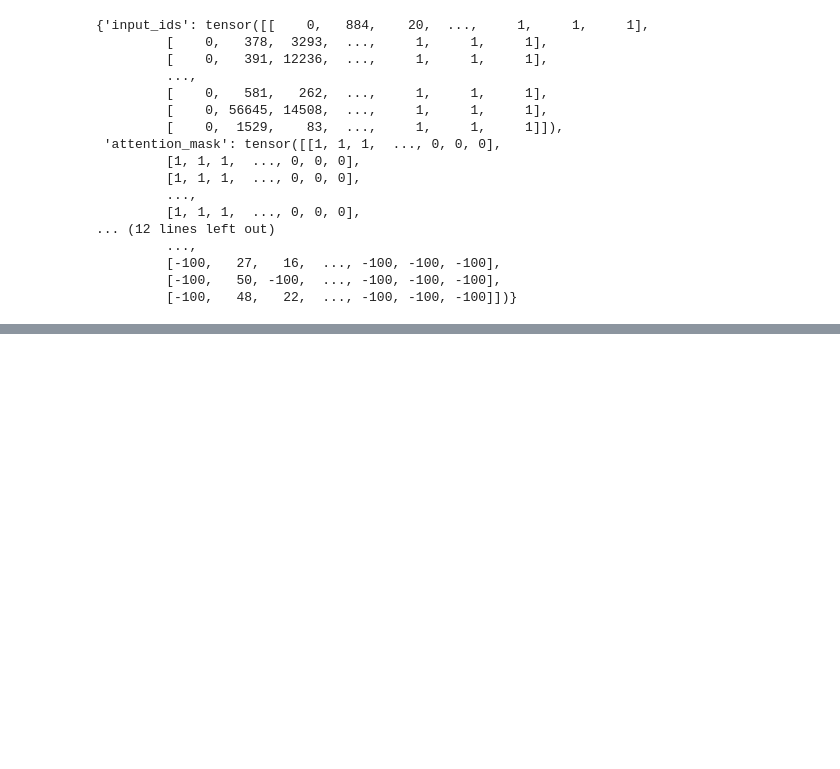
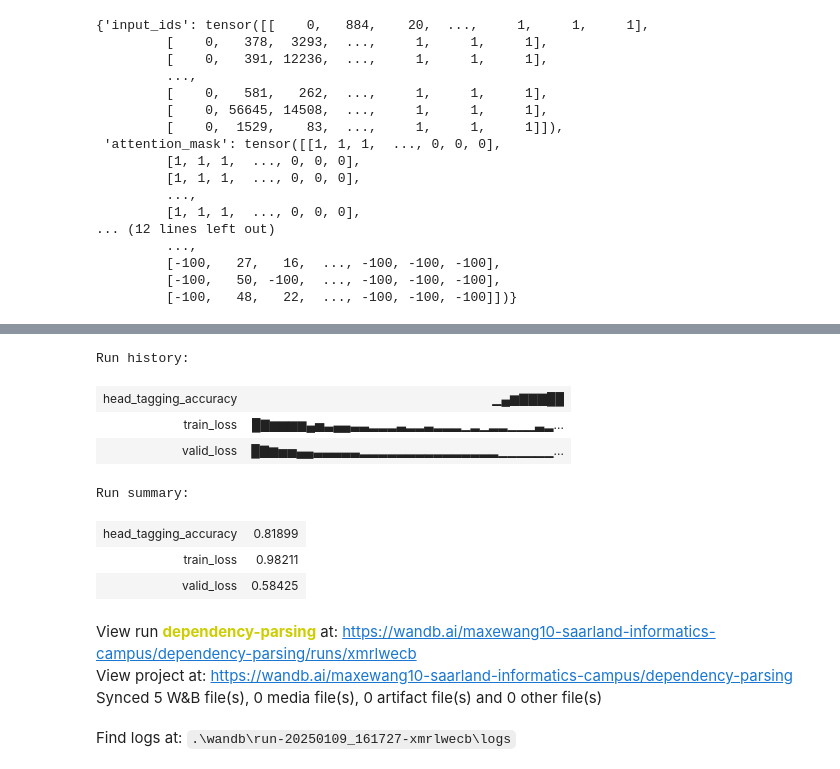
Before and after one commit to Maxewang0220/CL, a Jupyter notebook: a5/dependency_parsing.ipynb, the cells around one changed output, grey strips where cells are left out. Drawn from its saved outputs; the diff is of its cells as text; code cells hidden in the pictures; blank space fills up the shorter version.

```diff
--- a/a5/dependency_parsing.ipynb
+++ b/a5/dependency_parsing.ipynb
@@ -535 +686,4 @@ Epoch 1, Iteration 59, Loss: 2.0922858715057373
 KeyboardInterrupt:
+# %%
+wandb.finish()
+# %% [output]
@@ -535,0 +691,12 @@ KeyboardInterrupt:
+Run history:
+| head_tagging_accuracy | ▁▄▆▇▇▇██ |
+| train_loss | █▇▆▆▆▆▄▅▃▄▄▃▃▂▂▂▃▂▂▃▂▂▂▁▂▁▂▂▁▁▁▃▂... |
+| valid_loss | █▇▆▅▅▄▄▃▃▃▃▃▂▂▂▂▂▂▂▂▂▂▂▂▂▂▂▁▁▁▁▁▁... |
+Run summary:
+| head_tagging_accuracy | 0.81899 |
+| train_loss | 0.98211 |
+| valid_loss | 0.58425 |
+View run dependency-parsing at: https://wandb.ai/maxewang10-saarland-informatics-campus/dependency-parsing/runs/xmrlwecb
+View project at: https://wandb.ai/maxewang10-saarland-informatics-campus/dependency-parsing
+Synced 5 W&B file(s), 0 media file(s), 0 artifact file(s) and 0 other file(s)
+Find logs at: .\wandb\run-20250109_161727-xmrlwecb\logs
```
Also changed, not shown: parts of 4 cells of this notebook.
